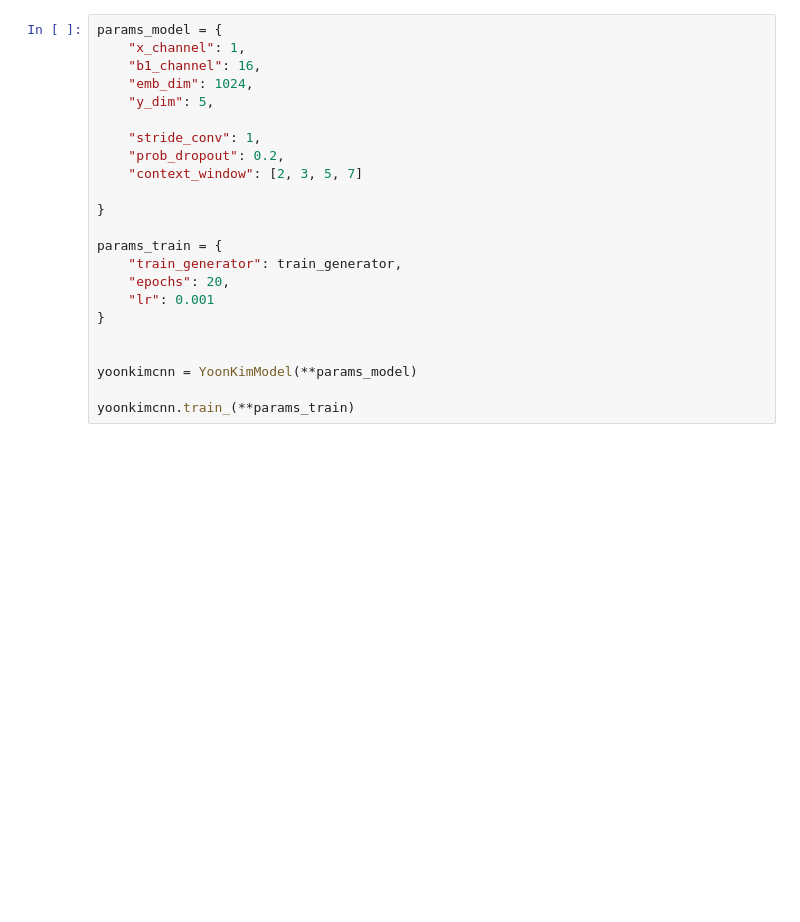
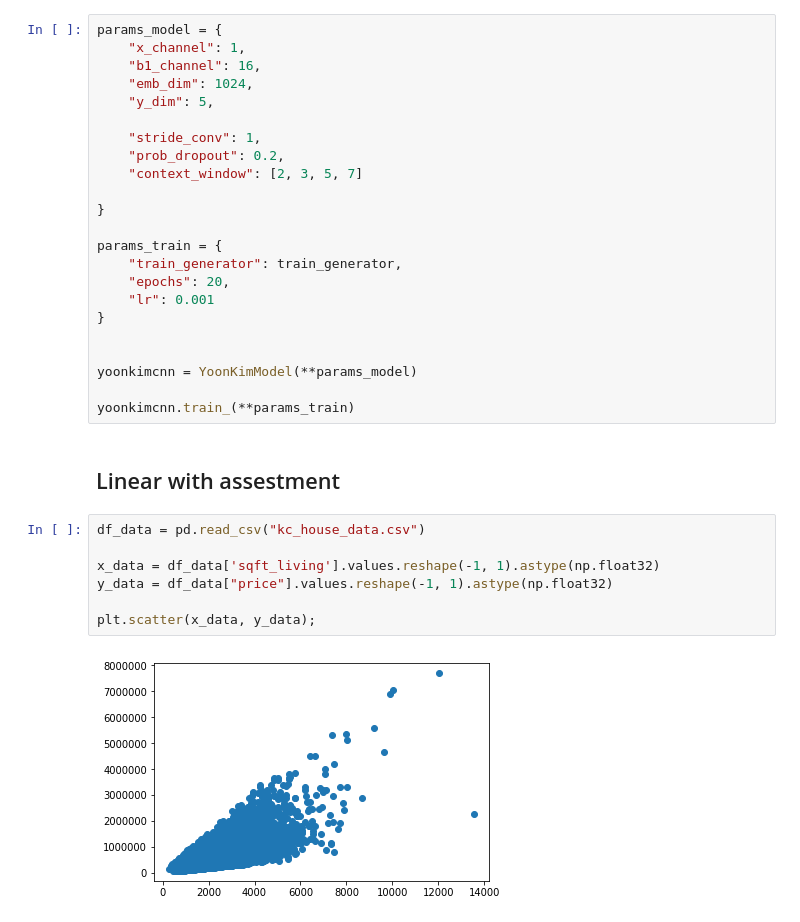
Before and after one commit to BartekKrzepkowski/BDPolska_Assignments, a Jupyter notebook: image2text/sm_adv.ipynb, the cells around one changed output. Drawn from its saved outputs; the diff is of its cells as text; blank space fills up the shorter version.

```diff
--- a/image2text/sm_adv.ipynb
+++ b/image2text/sm_adv.ipynb
@@ -180,3 +199,14 @@ params_train = {
 yoonkimcnn = YoonKimModel(**params_model)
 
 yoonkimcnn.train_(**params_train)
+# %% [markdown]
+## Linear with assestment
+# %%
+df_data = pd.read_csv("kc_house_data.csv")
+
+x_data = df_data['sqft_living'].values.reshape(-1, 1).astype(np.float32)
+y_data = df_data["price"].values.reshape(-1, 1).astype(np.float32)
+
+plt.scatter(x_data, y_data);
+# %% [output]
+[figure, added]
```
Also changed, not shown: parts of 8 cells of this notebook, 3 other files.
